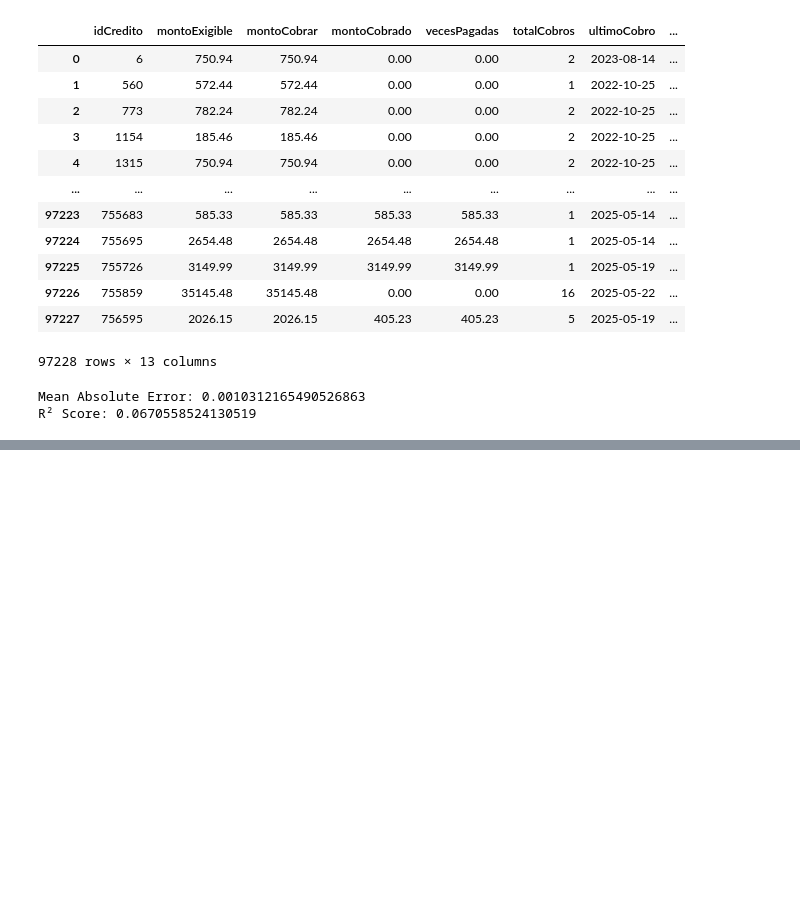
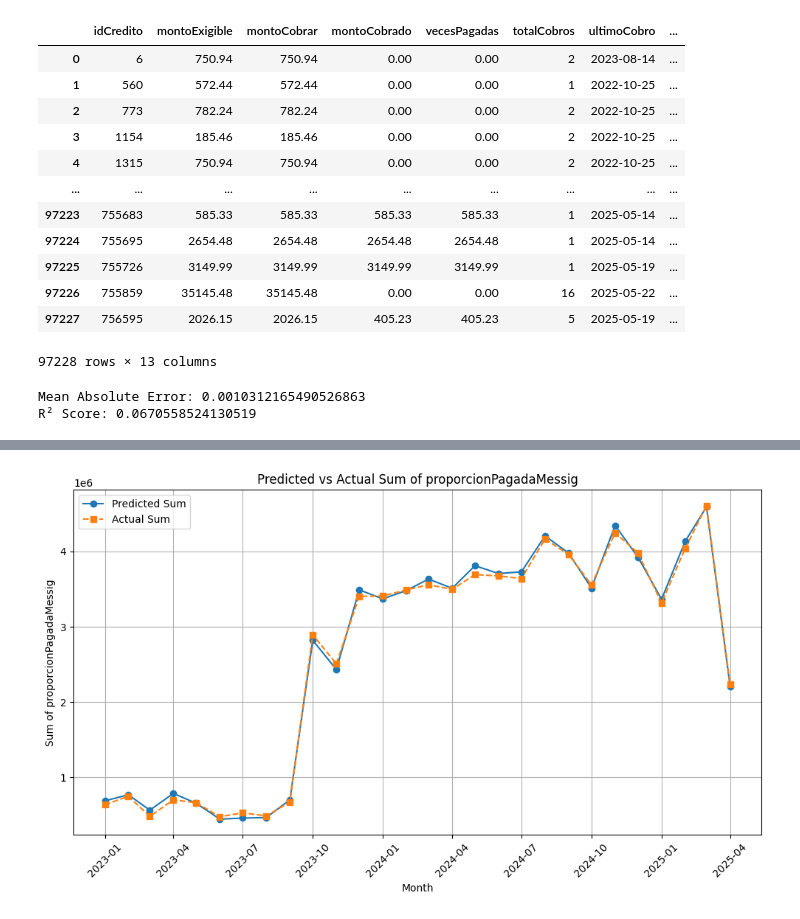
Before and after one commit to Azahramirez/databallers, a Jupyter notebook: notebooks/generaciongrafica.ipynb, the cells around one changed output, grey strips where cells are left out. Drawn from its saved outputs; the diff is of its cells as text; code cells hidden in the pictures; blank space fills up the shorter version.

```diff
--- a/notebooks/generaciongrafica.ipynb
+++ b/notebooks/generaciongrafica.ipynb
@@ -254,0 +270,23 @@ KeyError: 'montoCobrado2025'
+# %%
+import matplotlib.pyplot as plt
+import pandas as pd
+
+
+
+# Create a date column from year and month
+results_df['date'] = pd.to_datetime(results_df[['year', 'month']].assign(day=1))
+
+# Plot predicted vs actual sum
+plt.figure(figsize=(10, 6))
+plt.plot(results_df['date'], results_df['predicted_sum'], marker='o', label='Predicted Sum')
+plt.plot(results_df['date'], results_df['actual_sum'], marker='s',  linestyle='--', label='Actual Sum')
+plt.title('Predicted vs Actual Sum of proporcionPagadaMessig')
+plt.xlabel('Month')
+plt.ylabel('Sum of proporcionPagadaMessig')
+plt.legend()
+plt.grid(True)
+plt.xticks(rotation=45)
+plt.tight_layout()
+plt.show()
+# %% [output]
+[figure, added]
```
Also changed, not shown: parts of 3 cells of this notebook.
